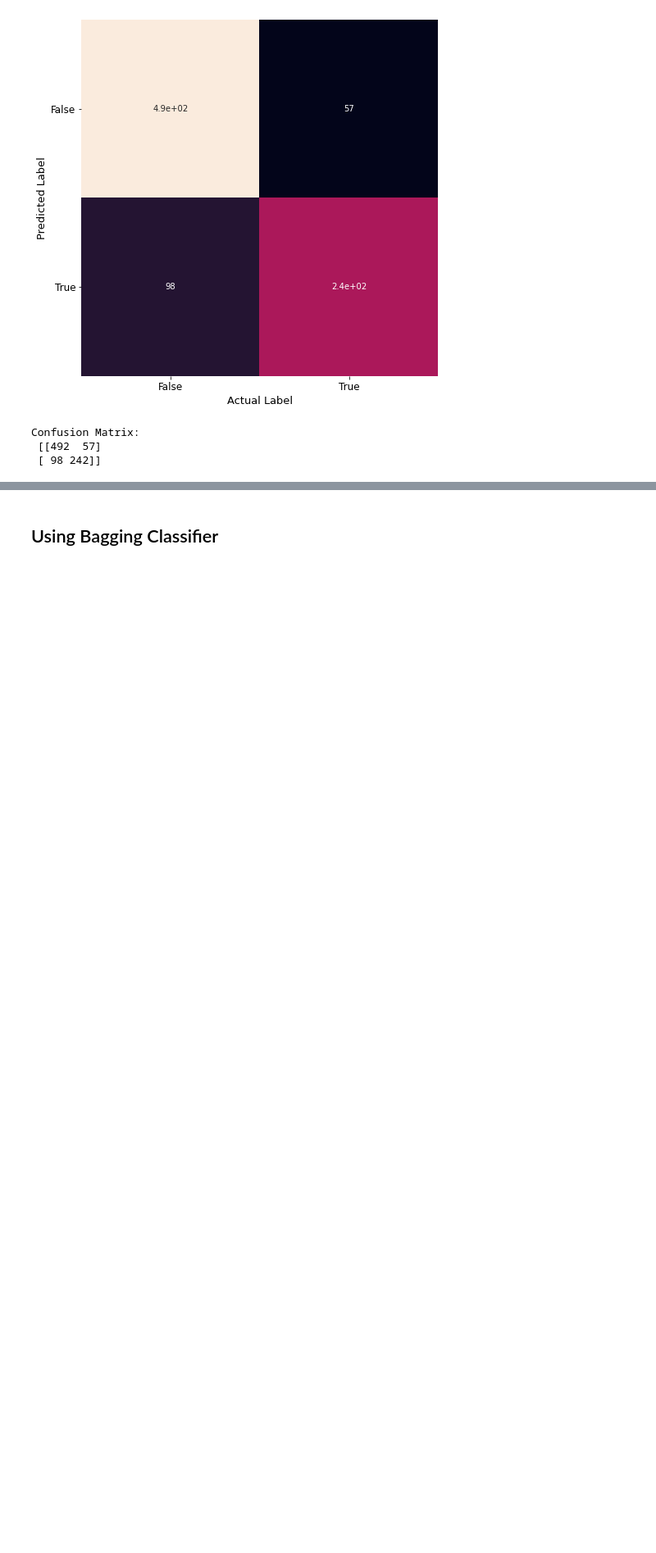
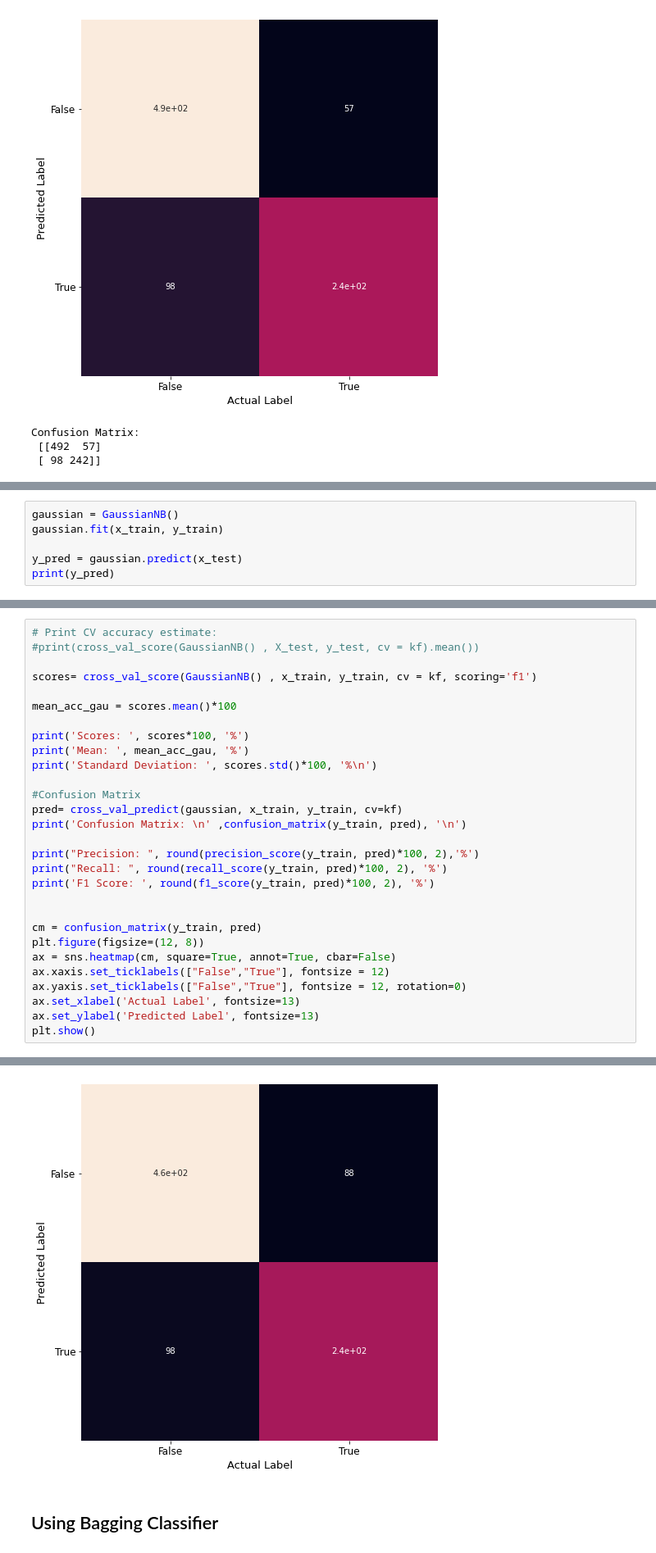
Before and after one commit to dhrey112/Project-ML-and-DL, a Jupyter notebook: titanic/Untitled.ipynb, the cells around one changed output, grey strips where cells are left out. Shown at 82% size. Saved outputs shown, nothing was run; the diff lists cells and outputs as text; blank space fills up the shorter version.

```diff
--- a/titanic/Untitled.ipynb
+++ b/titanic/Untitled.ipynb
@@ -883,0 +888,6 @@ Confusion Matrix:
+# %%
+gaussian = GaussianNB()
+gaussian.fit(x_train, y_train)
+
+y_pred = gaussian.predict(x_test)
+print(y_pred)
@@ -883,0 +914,30 @@ Confusion Matrix:
+# %%
+# Print CV accuracy estimate:
+#print(cross_val_score(GaussianNB() , X_test, y_test, cv = kf).mean())
+
+scores= cross_val_score(GaussianNB() , x_train, y_train, cv = kf, scoring='f1')
+
+mean_acc_gau = scores.mean()*100
+
+print('Scores: ', scores*100, '%')
+print('Mean: ', mean_acc_gau, '%')
+print('Standard Deviation: ', scores.std()*100, '%\n')
+
+#Confusion Matrix
+pred= cross_val_predict(gaussian, x_train, y_train, cv=kf)
+print('Confusion Matrix: \n' ,confusion_matrix(y_train, pred), '\n')
+
+print("Precision: ", round(precision_score(y_train, pred)*100, 2),'%')
+print("Recall: ", round(recall_score(y_train, pred)*100, 2), '%')
+print('F1 Score: ', round(f1_score(y_train, pred)*100, 2), '%')
+
+
+cm = confusion_matrix(y_train, pred)
+plt.figure(figsize=(12, 8))
+ax = sns.heatmap(cm, square=True, annot=True, cbar=False)
+ax.xaxis.set_ticklabels(["False","True"], fontsize = 12)
+ax.yaxis.set_ticklabels(["False","True"], fontsize = 12, rotation=0)
+ax.set_xlabel('Actual Label', fontsize=13)
+ax.set_ylabel('Predicted Label', fontsize=13)
+plt.show()
+# %% [output]
@@ -884,3 +955,4 @@ Confusion Matrix:
+[figure, added]
 # %% [markdown]
 ## Using Bagging Classifier
 # %%
```
Also changed, not shown: parts of 5 cells of this notebook.
